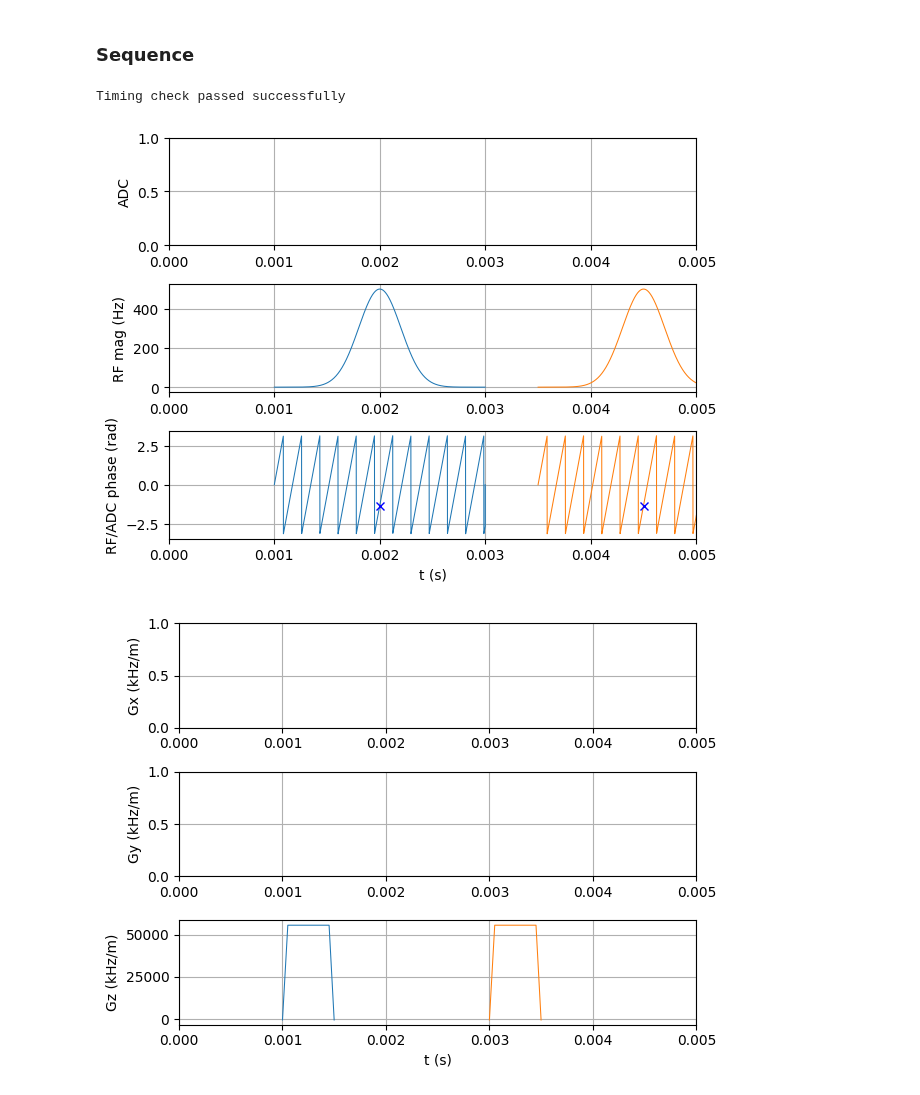
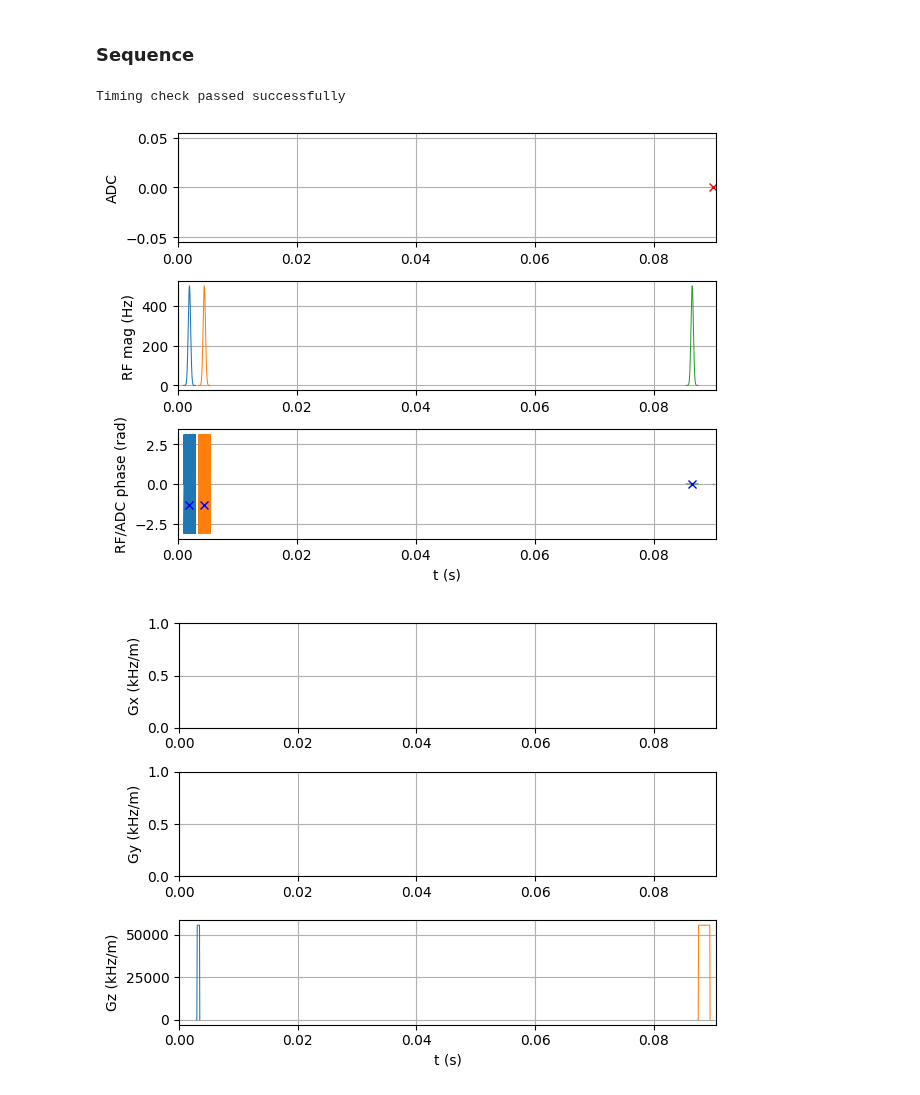
Before and after one commit to dantona02/optim, a Jupyter notebook: seq_init/gauss_pulse_seq.ipynb, the cells around one changed output. Cells and saved outputs as stored; diff of their text form; code cells hidden in the pictures.

```diff
--- a/seq_init/gauss_pulse_seq.ipynb
+++ b/seq_init/gauss_pulse_seq.ipynb
@@ -54,7 +54,7 @@ crush_amp = 0.218 * sys.max_grad  # Hz/m
 rise_time = 0.05e-3 #(spoil_amp / GAMMA_HZ) / sys.max_slew  # spoiler rise time in seconds
 spoil_dur = 0.5e-3  # complete spoiler duration in seconds
 exchange_dur = 80e-3
-rephase_dur = 0.5e-3
+rephase_dur = 2e-3
 
 #delay settings
 delay_inter_etm = pp.make_delay(0.5e-3)
@@ -149,34 +165,35 @@ def create_trapezoid(amplitude, duration, rise_time, dt=sys.grad_raster_time):
 # %%
-trapeziod_spoil = create_trapezoid(spoil_amp, spoil_dur, rise_time)
-trapeziod_rephase = create_trapezoid(spoil_amp, rephase_dur, rise_time)
-trapeziod_spoil_minus = create_trapezoid(-spoil_amp, spoil_dur, rise_time)
-trapeziod_exchange = create_trapezoid(crush_amp, exchange_dur, rise_time)
+trapeziod_spoil = create_trapezoid(spoil_amp, spoil_dur, rise_time, total_length=spoil_dur)
+trapeziod_rephase = create_trapezoid(spoil_amp, rephase_dur, rise_time, total_length=rephase_dur)
+# trapeziod_spoil_minus = create_trapezoid(-spoil_amp, spoil_dur, rise_time)
+# trapeziod_exchange = create_trapezoid(crush_amp, exchange_dur, rise_time)
 
 gz_spoil = pp.make_arbitrary_grad(channel='z',
                              system=sys,
                              waveform=trapeziod_spoil,
+                             first=0,
+                             last=0
                              )
-# gz_spoil = pp.make_trapezoid(channel='z',
-#                              amplitude=spoil_amp,
-#                              duration=spoil_dur,
-#                              rise_time=rise_time,
-#                              system=sys
-#                              )
 
 gz_rephase = pp.make_arbitrary_grad(channel='z',
                              system=sys,
                              waveform=trapeziod_rephase,
+                             first=0,
+                             last=0
                              )
 
-gz_exchange = pp.make_arbitrary_grad(channel='z',
-                                system=sys,
-                                waveform=trapeziod_exchange,
-                                )
+# gz_exchange = pp.make_arbitrary_grad(channel='z',
+#                                 system=sys,
+#                                 waveform=trapeziod_exchange,
+#                                 first=0,
+#                                 last=0
+#                                 )
 
-gz_spoil_minus = pp.make_arbitrary_grad(channel='z',
-                             system=sys,
-                             waveform=trapeziod_spoil_minus,
-                             )
+# gz_spoil_minus = pp.make_arbitrary_grad(channel='z',
+#                              system=sys,
+#                              waveform=trapeziod_spoil_minus,
+#                              )
+# len(trapeziod_spoil)
 # %%
 # dt = sys.grad_raster_time  # Zeitauflösung
 
@@ -206,7 +223,7 @@ rf_90_re.freq_offset = offsets_hz[0]
 
 for i in range(defs["n_ETM"]):
     seq.add_block(pseudo_delay)
-    seq.add_block(rf_90, gz_spoil)
+    seq.add_block(rf_90)
     # seq.add_block(delay_inter_etm)
     seq.add_block(gz_spoil)
     # seq.add_block(delay_inter_etm)
@@ -223,18 +240,18 @@ seq.add_block(pseudo_adc)
 # %%
 if FLAG_CHECK_TIMING:
     ok, error_report = seq.check_timing()
 if ok:
     print("\nTiming check passed successfully")
 else:
     print("\nTiming check failed! Error listing follows\n")
     print(error_report)
 
 if FLAG_PLOT_SEQUENCE:
-    seq.plot(time_range=[0.00, .005]) #time_range=[0.00, .03]
+    seq.plot(time_range=[0.00, .1]) #time_range=[0.00, .03]
 # %% [output]
 Timing check passed successfully
-[figure, old version]
+[figure, new version]
-[figure, old version]
+[figure, new version]
 # %%
 write_seq(seq=seq, seq_defs=defs, filename=folder / seq_filename, author=AUTHOR, use_matlab_names=True)
 # %%
```
Also changed, not shown: parts of 4 cells of this notebook, 11 other files.
